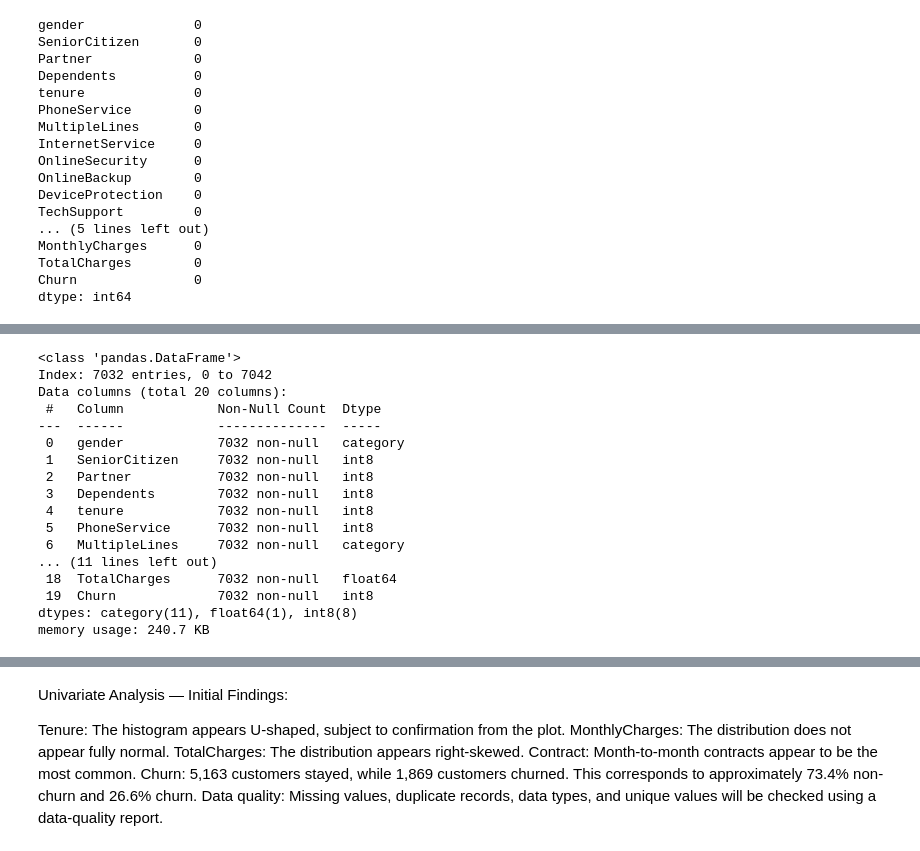
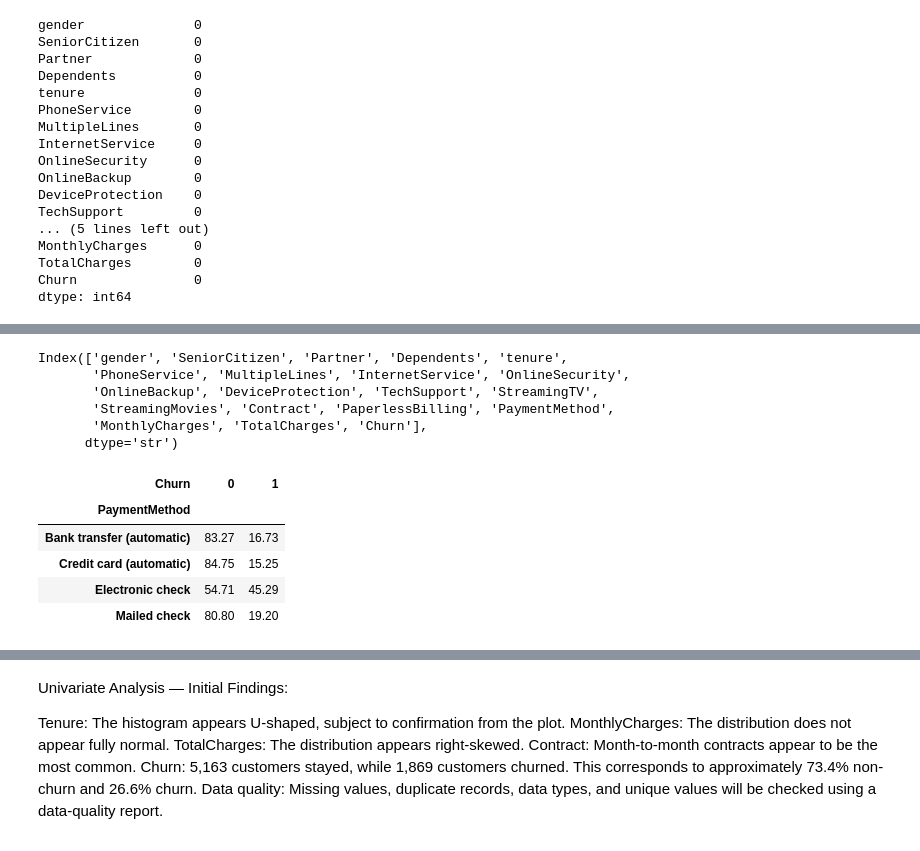
Before and after one commit to MANDEEP9711/telco-customer-churn-prediction, a Jupyter notebook: notebook/01_data_understanding.ipynb, the cells around one changed output, grey strips where cells are left out. Drawn from its saved outputs; the diff is of its cells as text; code cells hidden in the pictures.

```diff
--- a/notebook/01_data_understanding.ipynb
+++ b/notebook/01_data_understanding.ipynb
@@ -304,20 +173,22 @@ KeyError: "['customerID'] not found in axis"
 # %%
-df.info()
+df.columns
 # %% [output]
-<class 'pandas.DataFrame'>
-Index: 7032 entries, 0 to 7042
-Data columns (total 20 columns):
- #   Column            Non-Null Count  Dtype
----  ------            --------------  -----
- 0   gender            7032 non-null   category
- 1   SeniorCitizen     7032 non-null   int8
- 2   Partner           7032 non-null   int8
- 3   Dependents        7032 non-null   int8
- 4   tenure            7032 non-null   int8
- 5   PhoneService      7032 non-null   int8
- 6   MultipleLines     7032 non-null   category
-... (11 lines left out)
- 18  TotalCharges      7032 non-null   float64
- 19  Churn             7032 non-null   int8
-dtypes: category(11), float64(1), int8(8)
-memory usage: 240.7 KB
+Index(['gender', 'SeniorCitizen', 'Partner', 'Dependents', 'tenure',
+       'PhoneService', 'MultipleLines', 'InternetService', 'OnlineSecurity',
+       'OnlineBackup', 'DeviceProtection', 'TechSupport', 'StreamingTV',
+       'StreamingMovies', 'Contract', 'PaperlessBilling', 'PaymentMethod',
+       'MonthlyCharges', 'TotalCharges', 'Churn'],
+      dtype='str')
+# %%
+pd.crosstab(
+    df["PaymentMethod"],
+    df["Churn"],
+    normalize="index"
+).mul(100).round(2)
+# %% [output]
+| Churn | 0 | 1 |
+| PaymentMethod |  |  |
+| Bank transfer (automatic) | 83.27 | 16.73 |
+| Credit card (automatic) | 84.75 | 15.25 |
+| Electronic check | 54.71 | 45.29 |
+| Mailed check | 80.80 | 19.20 |
```
Also changed, not shown: parts of 24 cells of this notebook, 6 other files.
